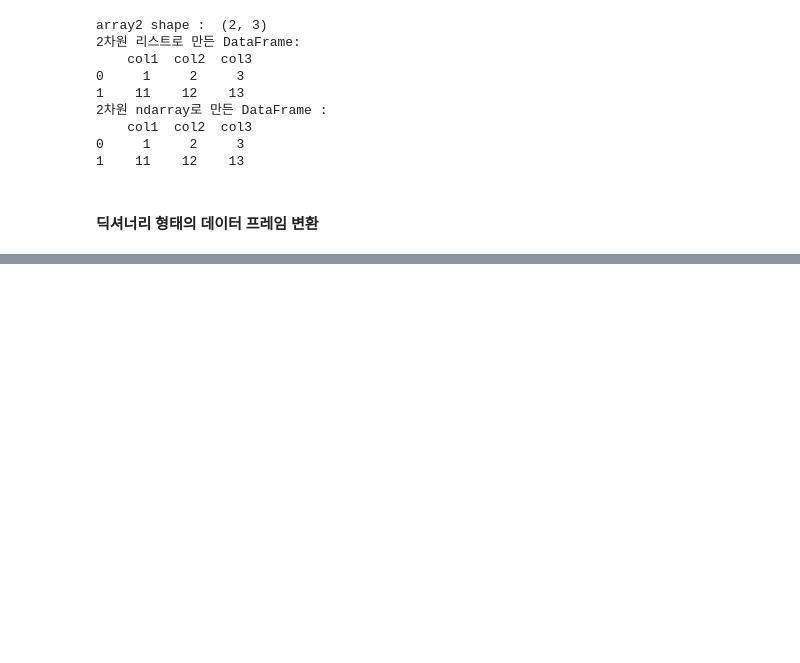
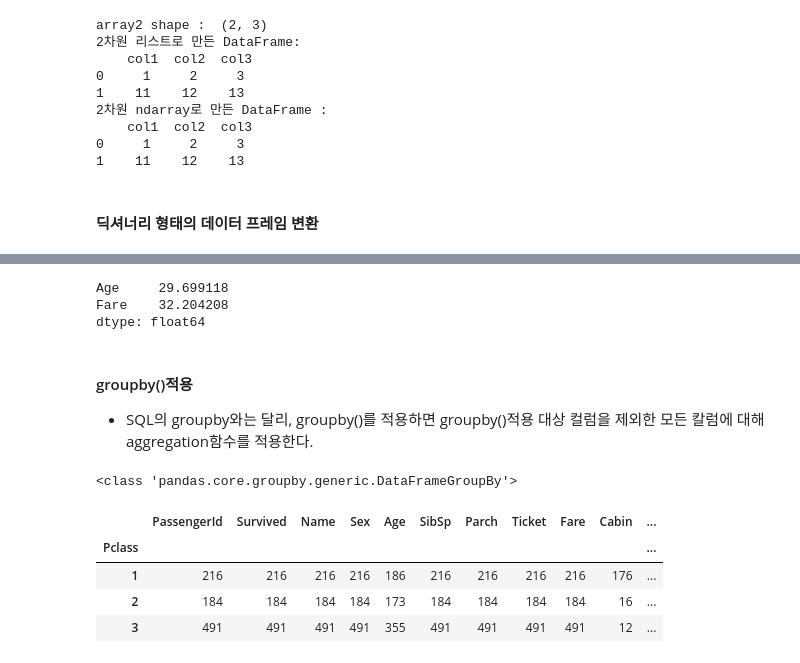
Before and after one commit to SANGSEOSEO/philosophy_datascience, a Jupyter notebook: 04.Pandas/데이터핸들링_Pandas.ipynb, the cells around one changed output, grey strips where cells are left out. Drawn from its saved outputs; the diff is of its cells as text; code cells hidden in the pictures; blank space fills up the shorter version.

```diff
--- a/04.Pandas/데이터핸들링_Pandas.ipynb
+++ b/04.Pandas/데이터핸들링_Pandas.ipynb
@@ -177,0 +289,9 @@ print('딕셔너리 형태로 만든 데이터 프레임 : \n', df_dict)
+# %%
+pd.set_option('display.width', 1000)
+pd.set_option('display.max_colwidth', 15)
+print('### before axis 0 drop ####')
+print(titanic_df.head(n = 3))
+titanic_df.drop(index = [0, 1, 2], axis = 0, inplace = True)
+
+print('### after axis 0 drop ###')
+print(titanic_df.head(n = 3))
@@ -177,0 +596,5 @@ print('딕셔너리 형태로 만든 데이터 프레임 : \n', df_dict)
+# %%
+titanic_df = pd.read_csv('titanic_train.csv')
+titanic_boolean = titanic_df[titanic_df['Age'] > 60]
+print(type(titanic_boolean))
+print(titanic_boolean)
@@ -177,0 +692,24 @@ print('딕셔너리 형태로 만든 데이터 프레임 : \n', df_dict)
+# %%
+# 특정 컬럼에 대한 집계함수 적용
+titanic_df[['Age', 'Fare']].mean()
+# %% [output]
+Age     29.699118
+Fare    32.204208
+dtype: float64
+# %% [markdown]
+#### groupby()적용
+- SQL의 groupby와는 달리, groupby()를 적용하면 groupby()적용 대상 컬럼을 제외한 모든 칼럼에 대해 aggregation함수를 적용한다.
+# %%
+titanic_groupby = titanic_df.groupby(by='Pclass')
+print(type(titanic_groupby))
+# %% [output]
+<class 'pandas.core.groupby.generic.DataFrameGroupBy'>
+# %%
+titanic_groupby = titanic_df.groupby(by='Pclass').count()
+titanic_groupby
+# %% [output]
+|  | PassengerId | Survived | Name | Sex | Age | SibSp | Parch | Ticket | Fare | Cabin | ... |
+| Pclass |  |  |  |  |  |  |  |  |  |  | ... |
+| 1 | 216 | 216 | 216 | 216 | 186 | 216 | 216 | 216 | 216 | 176 | ... |
+| 2 | 184 | 184 | 184 | 184 | 173 | 184 | 184 | 184 | 184 | 16 | ... |
+| 3 | 491 | 491 | 491 | 491 | 355 | 491 | 491 | 491 | 491 | 12 | ... |
```
Also changed, not shown: parts of 83 cells of this notebook.
